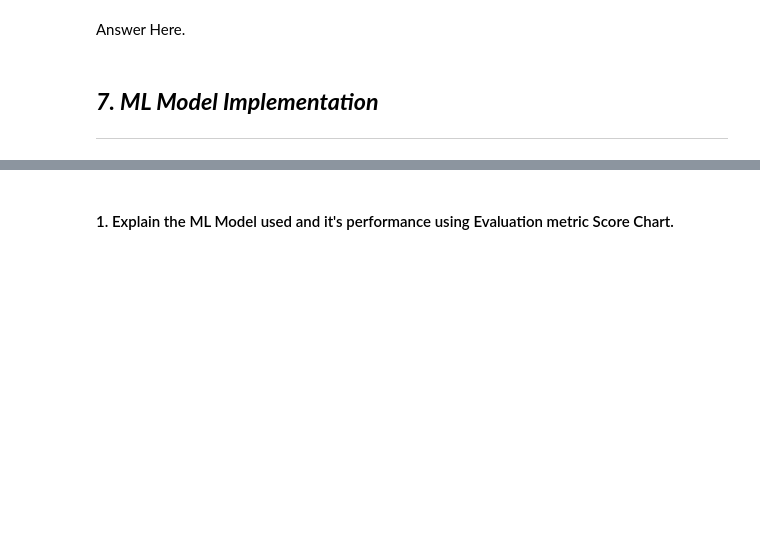
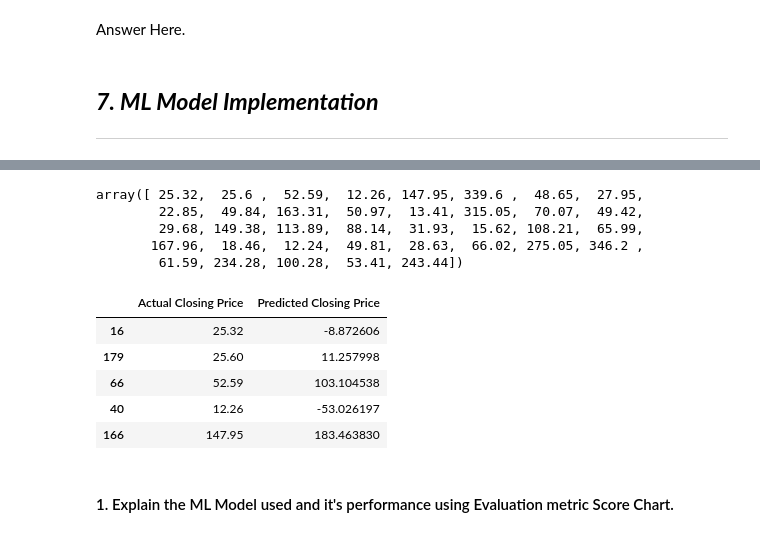
Before and after one commit to ashish-mali/Regression-Yes-Bank-Stock-Closing-Price-Prediction, a Jupyter notebook: Yes_Bank_Stock_Closing_Price_Prediction_Capstone_Project.ipynb, the cells around one changed output, grey strips where cells are left out. Saved outputs shown, nothing was run; the diff lists cells and outputs as text; code cells hidden in the pictures; blank space fills up the shorter version.

```diff
--- a/Yes_Bank_Stock_Closing_Price_Prediction_Capstone_Project.ipynb
+++ b/Yes_Bank_Stock_Closing_Price_Prediction_Capstone_Project.ipynb
@@ -2086,0 +2242,5 @@ Answer Here.
+# %%
+# Predict on the model
+y_pred = lr.predict(x_test)
+
+y_pred
@@ -2087,2 +2258,27 @@ Answer Here.
+# %%
+np.array(y_test)
+# %% [output]
+array([ 25.32,  25.6 ,  52.59,  12.26, 147.95, 339.6 ,  48.65,  27.95,
+        22.85,  49.84, 163.31,  50.97,  13.41, 315.05,  70.07,  49.42,
+        29.68, 149.38, 113.89,  88.14,  31.93,  15.62, 108.21,  65.99,
+       167.96,  18.46,  12.24,  49.81,  28.63,  66.02, 275.05, 346.2 ,
+        61.59, 234.28, 100.28,  53.41, 243.44])
+# %%
+# Creating the DataFrame of test and train Dataset
+train_Dataset = pd.DataFrame(x_train,y_train)
+test_Dataset = pd.DataFrame(y_test)
+test_Dataset.rename(columns= {'Close' :'Actual Closing Price'}, inplace =True)
+
+test_Dataset['Predicted Closing Price']= y_pred
+
+
+test_Dataset.head()
+# %% [output]
+|  | Actual Closing Price | Predicted Closing Price |
+| 16 | 25.32 | -8.872606 |
+| 179 | 25.60 | 11.257998 |
+| 66 | 52.59 | 103.104538 |
+| 40 | 12.26 | -53.026197 |
+| 166 | 147.95 | 183.463830 |
 # %% [markdown]
 #### 1. Explain the ML Model used and it's performance using Evaluation metric Score Chart.
```
Also changed, not shown: parts of 13 cells of this notebook.
